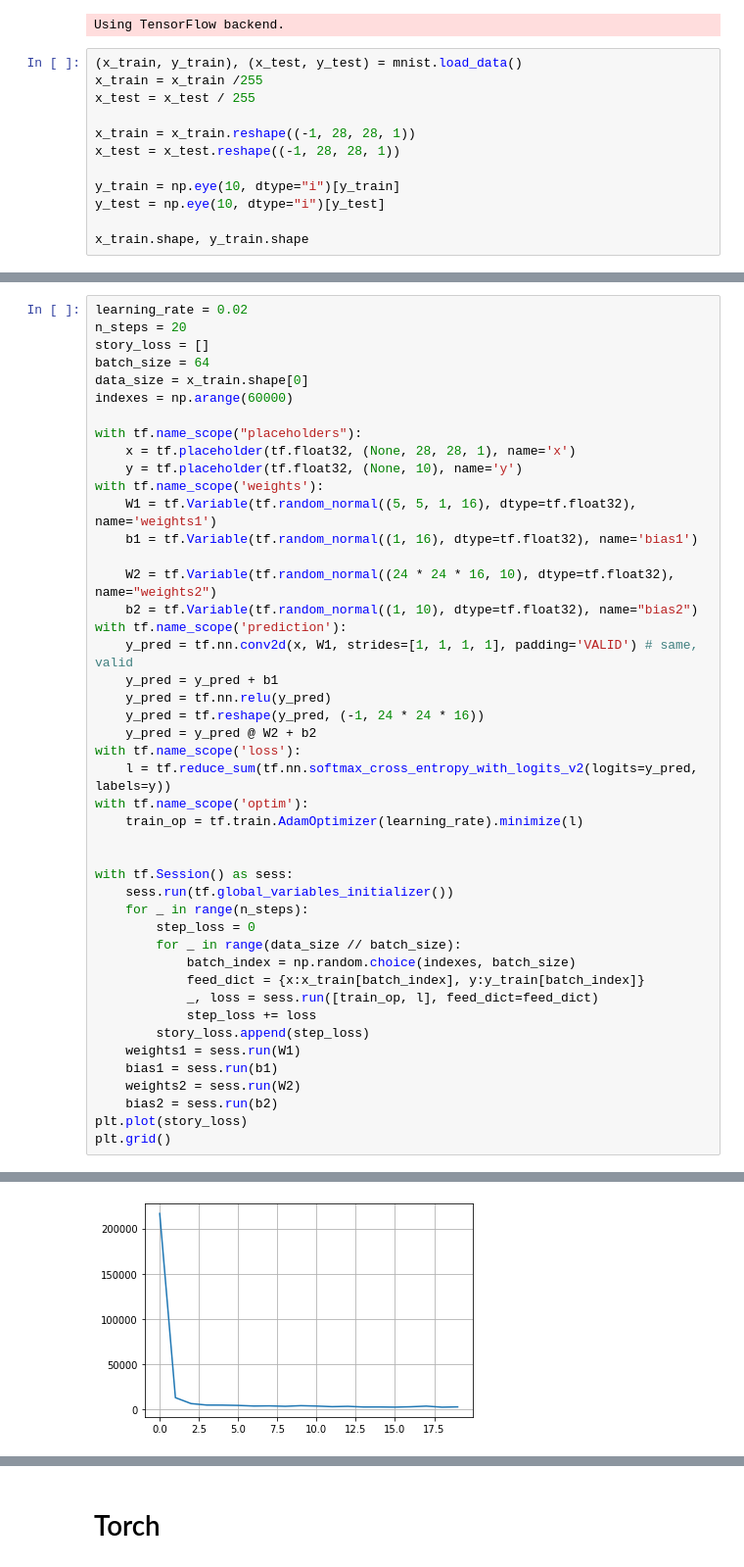
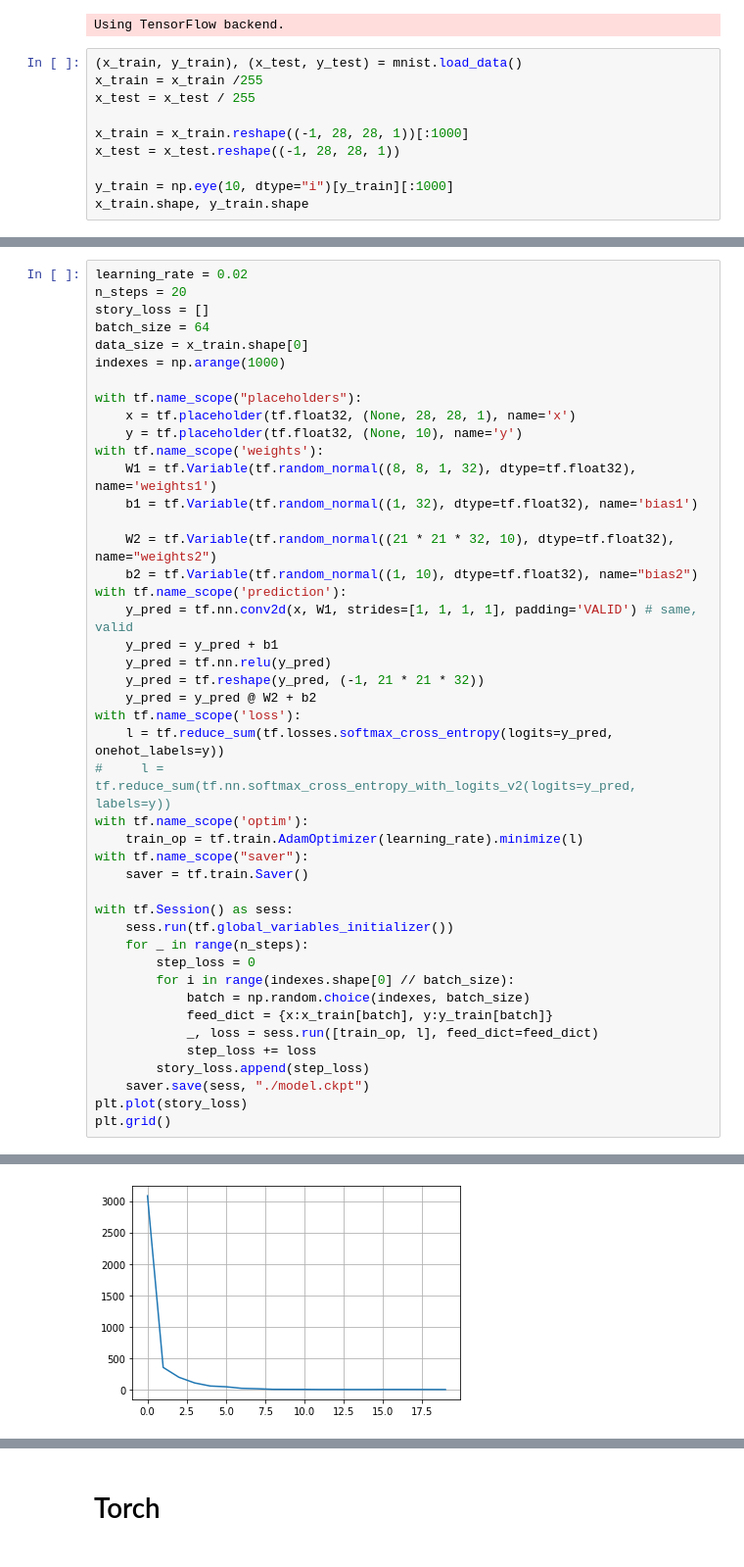
Before and after one commit to Bogdankozlovskiy/auto_grad, a Jupyter notebook: conv.ipynb, the cells around one changed output, grey strips where cells are left out. Shown at 98% size. Saved outputs shown, nothing was run; the diff lists cells and outputs as text.

```diff
--- a/conv.ipynb
+++ b/conv.ipynb
@@ -14,11 +14,9 @@ Using TensorFlow backend.
 x_train = x_train /255
 x_test = x_test / 255
 
-x_train = x_train.reshape((-1, 28, 28, 1))
+x_train = x_train.reshape((-1, 28, 28, 1))[:1000]
 x_test = x_test.reshape((-1, 28, 28, 1))
 
-y_train = np.eye(10, dtype="i")[y_train]
-y_test = np.eye(10, dtype="i")[y_test]
-
+y_train = np.eye(10, dtype="i")[y_train][:1000]
 x_train.shape, y_train.shape
 # %% [output]
@@ -29,43 +27,42 @@ n_steps = 20
 story_loss = []
 batch_size = 64
 data_size = x_train.shape[0]
-indexes = np.arange(60000)
+indexes = np.arange(1000)
 
 with tf.name_scope("placeholders"):
     x = tf.placeholder(tf.float32, (None, 28, 28, 1), name='x')
     y = tf.placeholder(tf.float32, (None, 10), name='y')
 with tf.name_scope('weights'):
-    W1 = tf.Variable(tf.random_normal((5, 5, 1, 16), dtype=tf.float32), name='weights1')
-    b1 = tf.Variable(tf.random_normal((1, 16), dtype=tf.float32), name='bias1')
+    W1 = tf.Variable(tf.random_normal((8, 8, 1, 32), dtype=tf.float32), name='weights1')
+    b1 = tf.Variable(tf.random_normal((1, 32), dtype=tf.float32), name='bias1')
 
-    W2 = tf.Variable(tf.random_normal((24 * 24 * 16, 10), dtype=tf.float32), name="weights2")
+    W2 = tf.Variable(tf.random_normal((21 * 21 * 32, 10), dtype=tf.float32), name="weights2")
     b2 = tf.Variable(tf.random_normal((1, 10), dtype=tf.float32), name="bias2")
 with tf.name_scope('prediction'):
     y_pred = tf.nn.conv2d(x, W1, strides=[1, 1, 1, 1], padding='VALID') # same, valid
     y_pred = y_pred + b1
     y_pred = tf.nn.relu(y_pred)
-    y_pred = tf.reshape(y_pred, (-1, 24 * 24 * 16))
+    y_pred = tf.reshape(y_pred, (-1, 21 * 21 * 32))
     y_pred = y_pred @ W2 + b2
 with tf.name_scope('loss'):
-    l = tf.reduce_sum(tf.nn.softmax_cross_entropy_with_logits_v2(logits=y_pred, labels=y))
+    l = tf.reduce_sum(tf.losses.softmax_cross_entropy(logits=y_pred, onehot_labels=y))
+#     l = tf.reduce_sum(tf.nn.softmax_cross_entropy_with_logits_v2(logits=y_pred, labels=y))
 with tf.name_scope('optim'):
     train_op = tf.train.AdamOptimizer(learning_rate).minimize(l)
-
+with tf.name_scope("saver"):
+    saver = tf.train.Saver()
 
 with tf.Session() as sess:
     sess.run(tf.global_variables_initializer())
     for _ in range(n_steps):
         step_loss = 0
-        for _ in range(data_size // batch_size):
-            batch_index = np.random.choice(indexes, batch_size)
-            feed_dict = {x:x_train[batch_index], y:y_train[batch_index]}
+        for i in range(indexes.shape[0] // batch_size):
+            batch = np.random.choice(indexes, batch_size)
+            feed_dict = {x:x_train[batch], y:y_train[batch]}
             _, loss = sess.run([train_op, l], feed_dict=feed_dict)
             step_loss += loss
         story_loss.append(step_loss)
-    weights1 = sess.run(W1)
-    bias1 = sess.run(b1)
-    weights2 = sess.run(W2)
-    bias2 = sess.run(b2)
+    saver.save(sess, "./model.ckpt")
 plt.plot(story_loss)
 plt.grid()
 # %% [output]
@@ -72 +72 @@ plt.grid()
-[figure, old version]
+[figure, new version]
```
Also changed, not shown: parts of 9 cells of this notebook, 1 other file.
